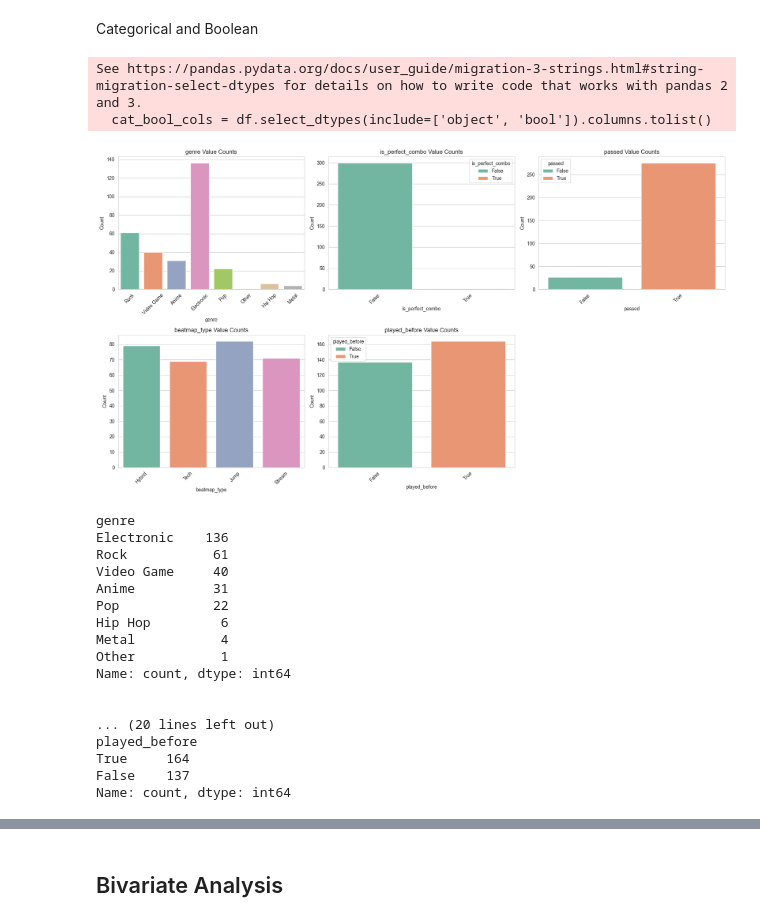
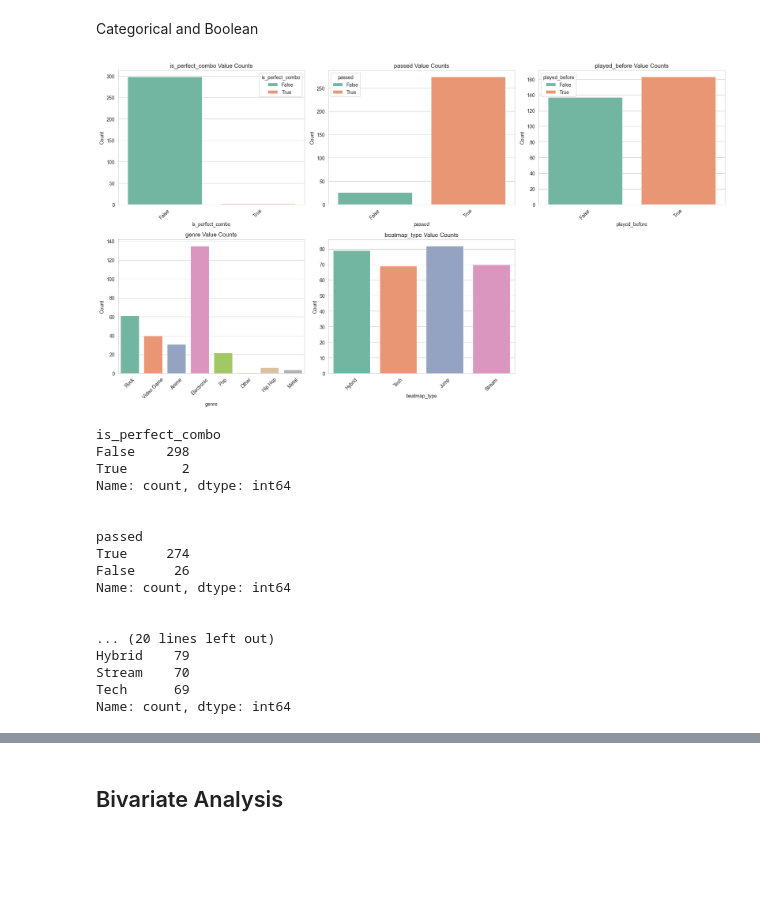
Before and after one commit to Nabizen/CCDATSCL_PROJECT_COM221, a Jupyter notebook: DataScienceProject.ipynb, the cells around one changed output, grey strips where cells are left out. Saved outputs shown, nothing was run; the diff lists cells and outputs as text; code cells hidden in the pictures; blank space fills up the shorter version.

```diff
--- a/DataScienceProject.ipynb
+++ b/DataScienceProject.ipynb
@@ -242,47 +247,45 @@ plt.show()
 # %% [markdown]
 Categorical and Boolean
 # %%
-cat_bool_cols = df.select_dtypes(include=['object', 'bool']).columns.tolist()
+cat_bool_cols = ['is_perfect_combo', 'passed', 'played_before', 'genre', 'beatmap_type']
 
 n_cols = 3
 n_rows = (len(cat_bool_cols) + n_cols - 1) // n_cols
 fig, axes = plt.subplots(n_rows, n_cols, figsize=(n_cols*6, n_rows*5))
 axes = axes.flatten()
 
 for i, col in enumerate(cat_bool_cols):
     sns.countplot(x=col, data=df, hue=col, palette='Set2', ax=axes[i])
     axes[i].set_title(f'{col} Value Counts')
     axes[i].set_xlabel(col)
     axes[i].set_ylabel('Count')
     axes[i].tick_params(axis='x', rotation=45)
 
 for j in range(i+1, len(axes)):
     fig.delaxes(axes[j])
 
 plt.tight_layout()
 plt.show()
 
 for col in cat_bool_cols:
     print(df[col].value_counts())
     print("\n")
 # %% [output]
+[figure, new version]
-See https://pandas.pydata.org/docs/user_guide/migration-3-strings.html#string-migration-select-dtypes for details on how to write code that works with pandas 2 and 3.
-  cat_bool_cols = df.select_dtypes(include=['object', 'bool']).columns.tolist()
+is_perfect_combo
+False    298
+True       2
+Name: count, dtype: int64
+
+
+passed
+True     274
+False     26
+Name: count, dtype: int64
+
+
+... (20 lines left out)
+Hybrid    79
+Stream    70
+Tech      69
+Name: count, dtype: int64
-[figure, old version]
-genre
-Electronic    136
-Rock           61
-Video Game     40
-Anime          31
-Pop            22
-Hip Hop         6
-Metal           4
-Other           1
-Name: count, dtype: int64
-
-
-... (20 lines left out)
-played_before
-True     164
-False    137
-Name: count, dtype: int64
```
Also changed, not shown: parts of 20 cells of this notebook, 2 other files.
